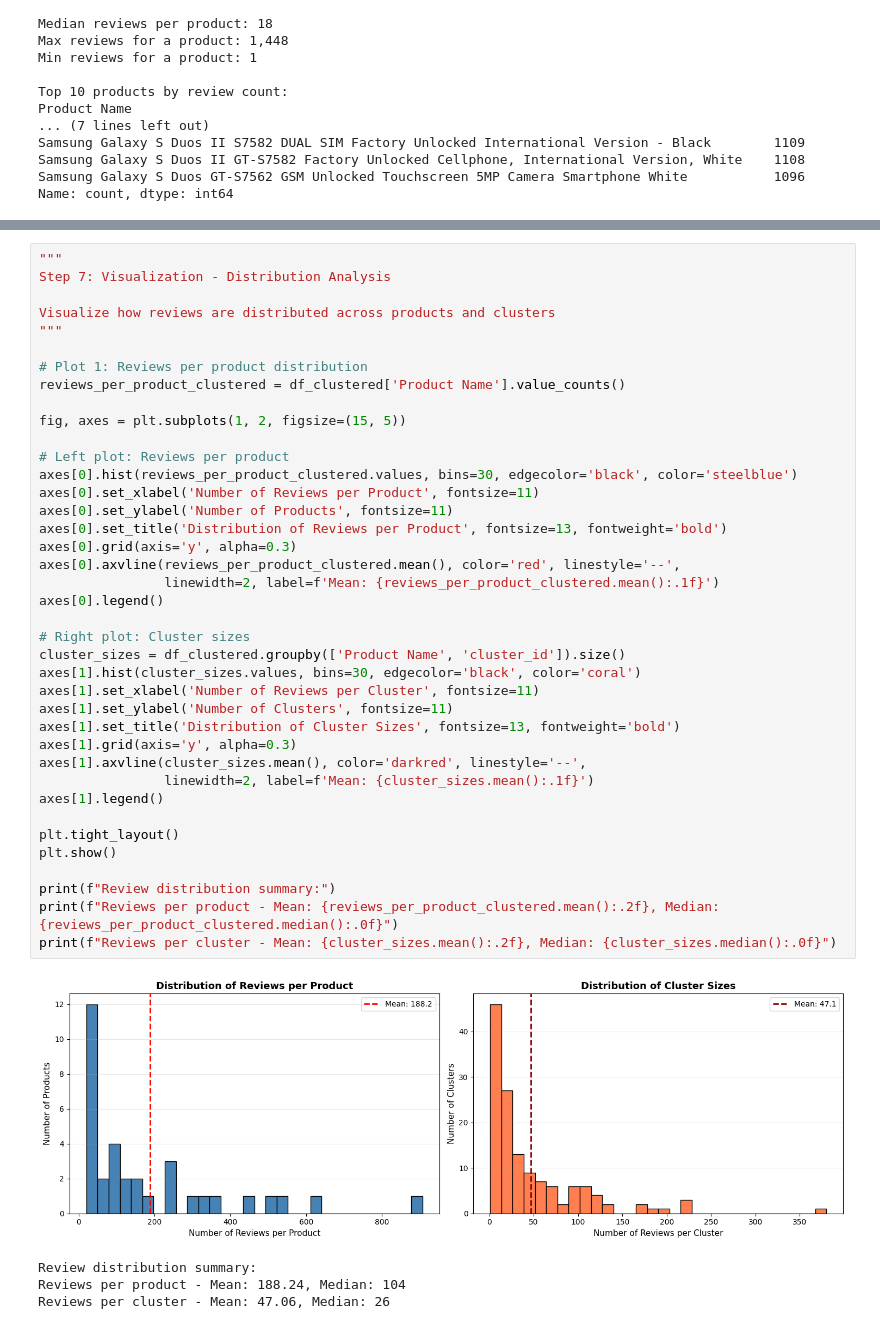
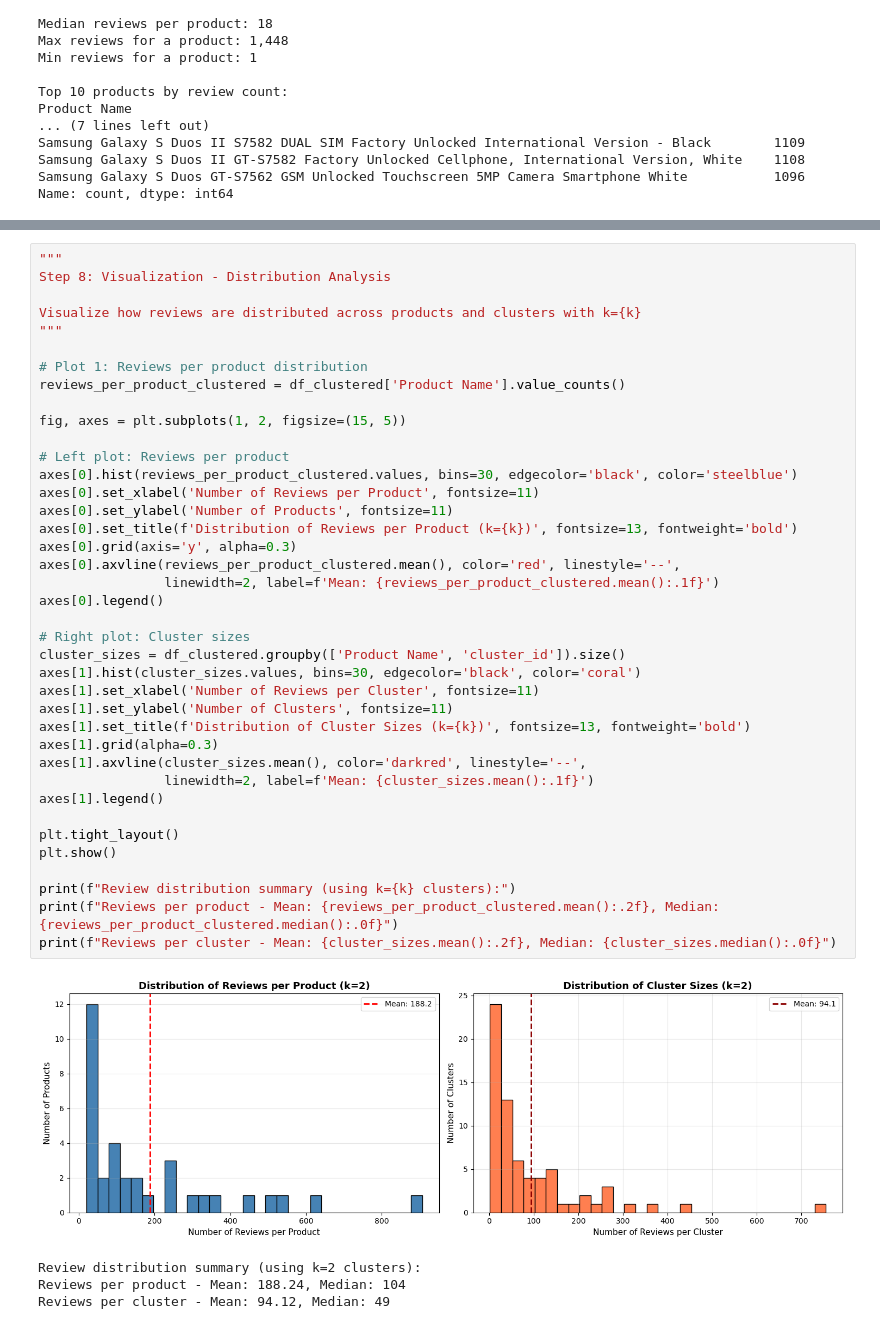
Before and after one commit to thespcrewroy/Public-College-Portfolio, a Jupyter notebook: CSCI 4380/03-CRAGFinalProject/crag-light.ipynb, the cells around one changed output, grey strips where cells are left out. Cells and saved outputs as stored; diff of their text form.

```diff
--- a/CSCI 4380/03-CRAGFinalProject/crag-light.ipynb
+++ b/CSCI 4380/03-CRAGFinalProject/crag-light.ipynb
@@ -426,46 +556,46 @@ Our clustering step alone achieves 97.88% reduction!
 # %%
 """
-Step 7: Visualization - Distribution Analysis
+Step 8: Visualization - Distribution Analysis
 
-Visualize how reviews are distributed across products and clusters
+Visualize how reviews are distributed across products and clusters with k={k}
 """
 
 # Plot 1: Reviews per product distribution
 reviews_per_product_clustered = df_clustered['Product Name'].value_counts()
 
 fig, axes = plt.subplots(1, 2, figsize=(15, 5))
 
 # Left plot: Reviews per product
 axes[0].hist(reviews_per_product_clustered.values, bins=30, edgecolor='black', color='steelblue')
 axes[0].set_xlabel('Number of Reviews per Product', fontsize=11)
 axes[0].set_ylabel('Number of Products', fontsize=11)
-axes[0].set_title('Distribution of Reviews per Product', fontsize=13, fontweight='bold')
+axes[0].set_title(f'Distribution of Reviews per Product (k={k})', fontsize=13, fontweight='bold')
 axes[0].grid(axis='y', alpha=0.3)
 axes[0].axvline(reviews_per_product_clustered.mean(), color='red', linestyle='--',
                 linewidth=2, label=f'Mean: {reviews_per_product_clustered.mean():.1f}')
 axes[0].legend()
 
 # Right plot: Cluster sizes
 cluster_sizes = df_clustered.groupby(['Product Name', 'cluster_id']).size()
 axes[1].hist(cluster_sizes.values, bins=30, edgecolor='black', color='coral')
 axes[1].set_xlabel('Number of Reviews per Cluster', fontsize=11)
 axes[1].set_ylabel('Number of Clusters', fontsize=11)
-axes[1].set_title('Distribution of Cluster Sizes', fontsize=13, fontweight='bold')
-axes[1].grid(axis='y', alpha=0.3)
+axes[1].set_title(f'Distribution of Cluster Sizes (k={k})', fontsize=13, fontweight='bold')
+axes[1].grid(alpha=0.3)
 axes[1].axvline(cluster_sizes.mean(), color='darkred', linestyle='--',
                 linewidth=2, label=f'Mean: {cluster_sizes.mean():.1f}')
 axes[1].legend()
 
 plt.tight_layout()
 plt.show()
 
-print(f"Review distribution summary:")
+print(f"Review distribution summary (using k={k} clusters):")
 print(f"Reviews per product - Mean: {reviews_per_product_clustered.mean():.2f}, Median: {reviews_per_product_clustered.median():.0f}")
 print(f"Reviews per cluster - Mean: {cluster_sizes.mean():.2f}, Median: {cluster_sizes.median():.0f}")
 # %% [output]
-[figure, old version]
+[figure, new version]
-Review distribution summary:
+Review distribution summary (using k=2 clusters):
 Reviews per product - Mean: 188.24, Median: 104
-Reviews per cluster - Mean: 47.06, Median: 26
+Reviews per cluster - Mean: 94.12, Median: 49
 # %%
 """
```
Also changed, not shown: parts of 13 cells of this notebook, 2 other files.
